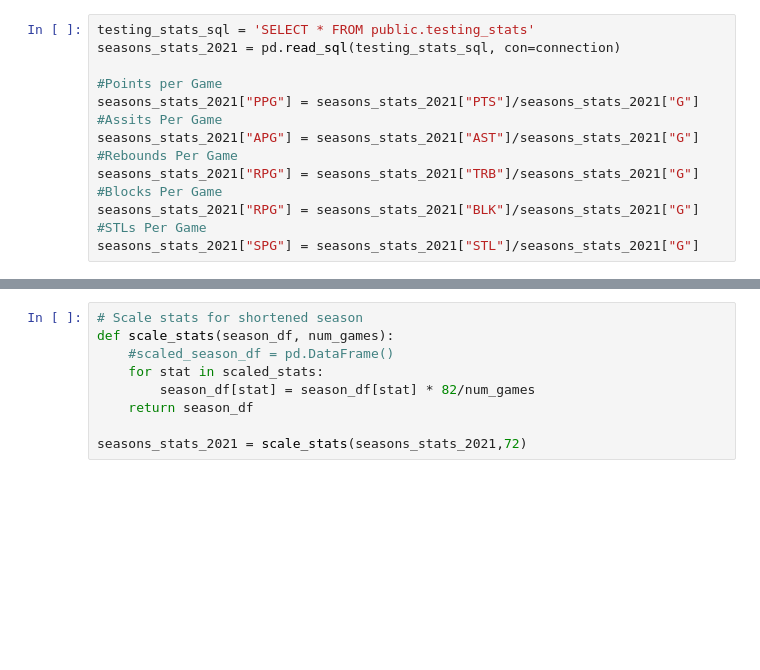
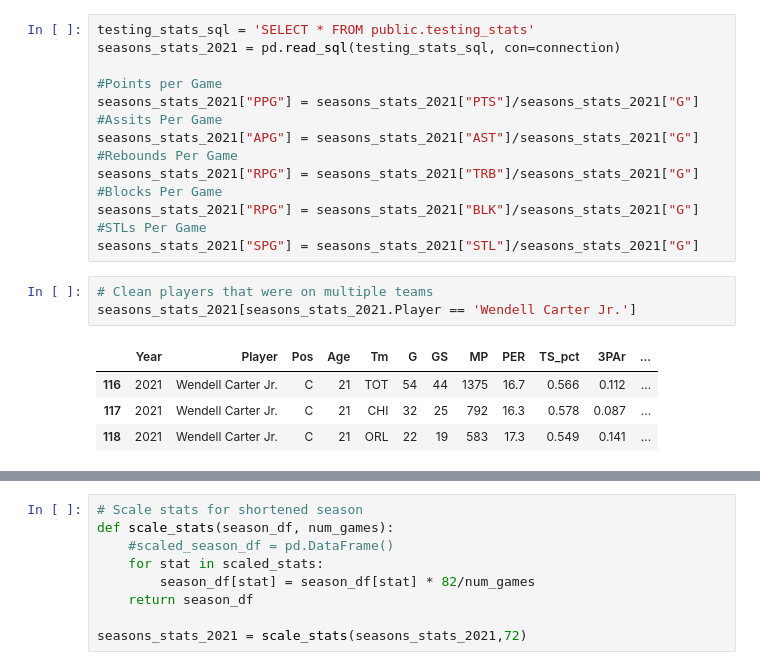
Before and after one commit to AForbis/Bootcamp_Final_Project, a Jupyter notebook: final_project_segment-oversampling-predictions-treeVisuals.ipynb, the cells around one changed output, grey strips where cells are left out. Saved outputs shown, nothing was run; the diff lists cells and outputs as text; blank space fills up the shorter version.

```diff
--- a/final_project_segment-oversampling-predictions-treeVisuals.ipynb
+++ b/final_project_segment-oversampling-predictions-treeVisuals.ipynb
@@ -484,3 +484,11 @@ seasons_stats_2021["RPG"] = seasons_stats_2021["TRB"]/seasons_stats_2021["G"]
 seasons_stats_2021["RPG"] = seasons_stats_2021["BLK"]/seasons_stats_2021["G"]
 #STLs Per Game
 seasons_stats_2021["SPG"] = seasons_stats_2021["STL"]/seasons_stats_2021["G"]
+# %%
+# Clean players that were on multiple teams
+seasons_stats_2021[seasons_stats_2021.Player == 'Wendell Carter Jr.']
+# %% [output]
+|  | Year | Player | Pos | Age | Tm | G | GS | MP | PER | TS_pct | 3PAr | ... |
+| 116 | 2021 | Wendell Carter Jr. | C | 21 | TOT | 54 | 44 | 1375 | 16.7 | 0.566 | 0.112 | ... |
+| 117 | 2021 | Wendell Carter Jr. | C | 21 | CHI | 32 | 25 | 792 | 16.3 | 0.578 | 0.087 | ... |
+| 118 | 2021 | Wendell Carter Jr. | C | 21 | ORL | 22 | 19 | 583 | 17.3 | 0.549 | 0.141 | ... |
```
Also changed, not shown: parts of 8 cells of this notebook.
